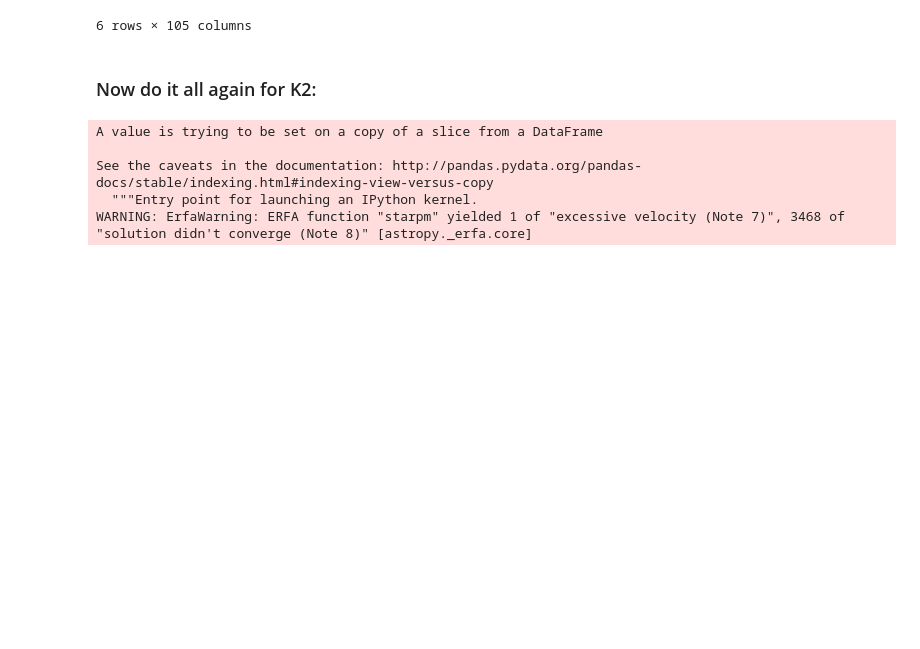
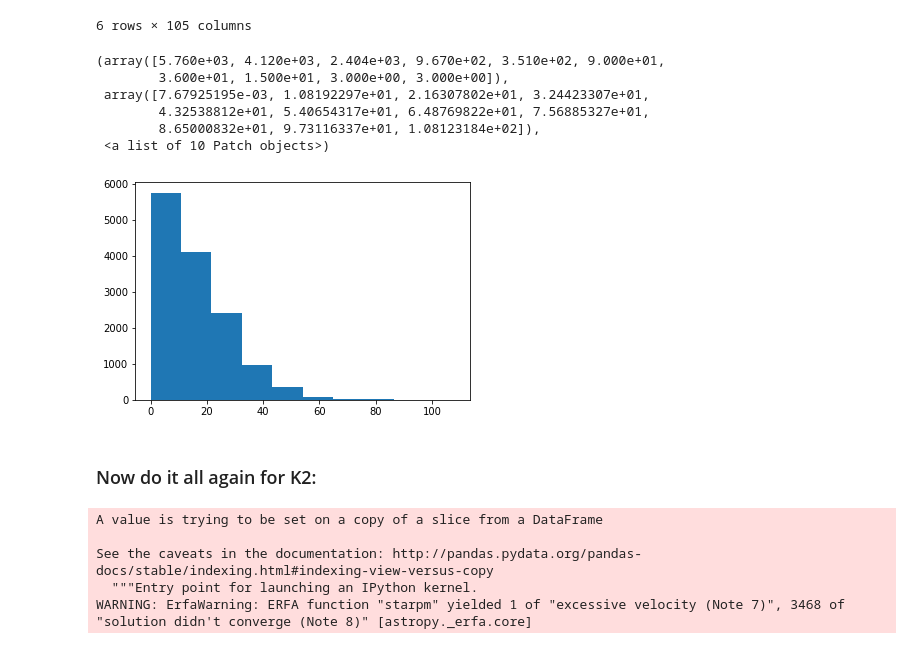
Before and after one commit to benmontet/stellar-facelifts, a Jupyter notebook: notebooks/pairs.ipynb, the cells around one changed output. Drawn from its saved outputs; the diff is of its cells as text; code cells hidden in the pictures; blank space fills up the shorter version.

Commit message:
playing with MAST matches in KIC

```diff
--- a/notebooks/pairs.ipynb
+++ b/notebooks/pairs.ipynb
@@ -106,6 +106,18 @@ for k in tqdm(kepids):
             matches_table = add_to_matches_table(o[1], best_match, c, matches_table)
 # %%
 matches_table.to_csv('matches.csv')
+# %%
+matches_table = np.genfromtxt('matches.csv', delimiter=',', names=True, dtype=None, encoding=None)
+# %%
+plt.hist(matches_table['chisq'])
+# %% [output]
+(array([5.760e+03, 4.120e+03, 2.404e+03, 9.670e+02, 3.510e+02, 9.000e+01,
+        3.600e+01, 1.500e+01, 3.000e+00, 3.000e+00]),
+ array([7.67925195e-03, 1.08192297e+01, 2.16307802e+01, 3.24423307e+01,
+        4.32538812e+01, 5.40654317e+01, 6.48769822e+01, 7.56885327e+01,
+        8.65000832e+01, 9.73116337e+01, 1.08123184e+02]),
+ <a list of 10 Patch objects>)
+[figure, added]
 # %% [markdown]
 ### Now do it all again for K2:
 # %%
```
Also changed, not shown: 3 other files.
